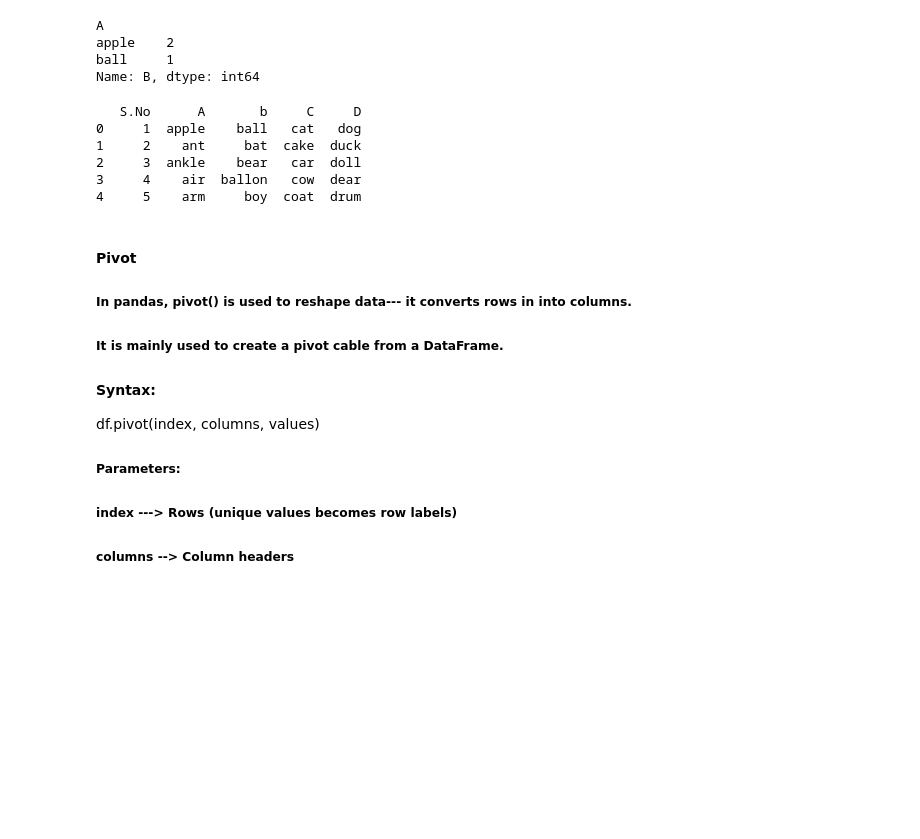
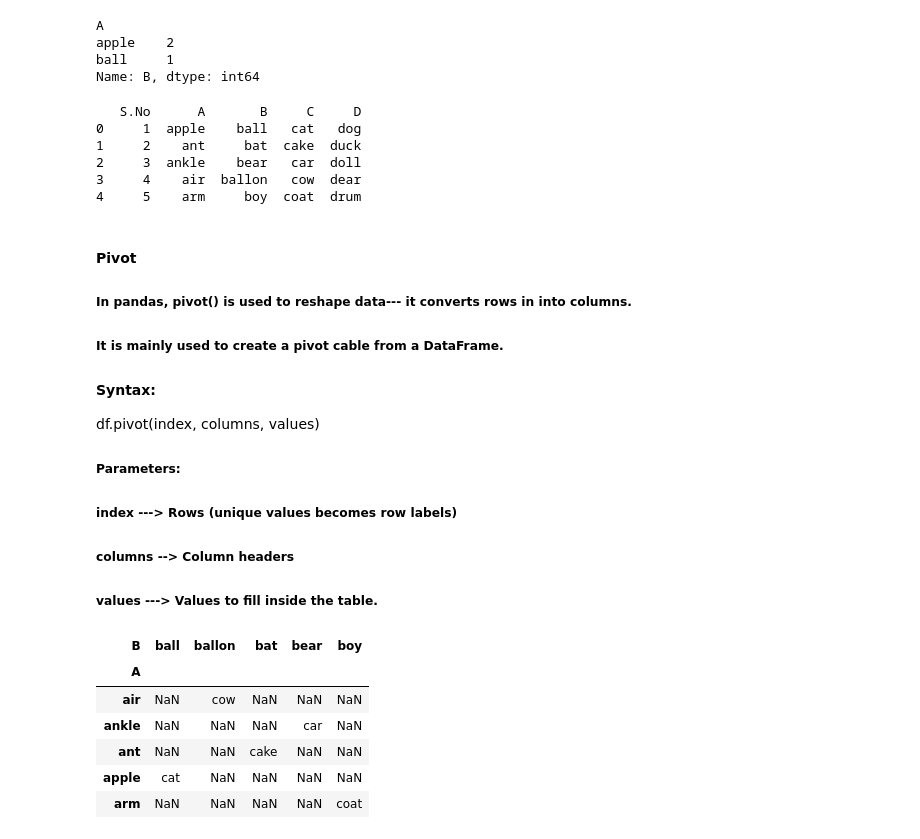
Before and after one commit to aaditya-pdgupta/Python_Course, a Jupyter notebook: Value_counts.ipynb, the cells around one changed output. Drawn from its saved outputs; the diff is of its cells as text; code cells hidden in the pictures; blank space fills up the shorter version.

```diff
--- a/Value_counts.ipynb
+++ b/Value_counts.ipynb
@@ -143,11 +143,11 @@ apple    2
 ball     1
 Name: B, dtype: int64
 # %%
-df_20 = pd.DataFrame({'S.No' : [1,2,3,4,5], 'A' : ["apple", "ant", "ankle", "air", "arm"], 'b' : ["ball", "bat", "bear", "ballon", "boy"], 'C':  ["cat", "cake", "car", "cow", "coat"], 'D': ["dog", "duck", "doll", "dear", "drum"]})
+df_20 = pd.DataFrame({'S.No' : [1,2,3,4,5], 'A' : ["apple", "ant", "ankle", "air", "arm"], 'B' : ["ball", "bat", "bear", "ballon", "boy"], 'C':  ["cat", "cake", "car", "cow", "coat"], 'D': ["dog", "duck", "doll", "dear", "drum"]})
 # %%
 print(df_20)
 # %% [output]
-   S.No      A       b     C     D
+   S.No      A       B     C     D
 0     1  apple    ball   cat   dog
 1     2    ant     bat  cake  duck
 2     3  ankle    bear   car  doll
@@ -164,4 +164,14 @@ df.pivot(index, columns, values)
 ##### Parameters:
 ##### index ---> Rows (unique values becomes row labels)
 ##### columns --> Column headers
-#
+##### values ---> Values to fill inside  the table.
+# %%
+df_20.pivot(index = "A", columns = "B", values = "C")
+# %% [output]
+| B | ball | ballon | bat | bear | boy |
+| A |  |  |  |  |  |
+| air | NaN | cow | NaN | NaN | NaN |
+| ankle | NaN | NaN | NaN | car | NaN |
+| ant | NaN | NaN | cake | NaN | NaN |
+| apple | cat | NaN | NaN | NaN | NaN |
+| arm | NaN | NaN | NaN | NaN | coat |
```
Also changed, not shown: parts of 2 cells of this notebook.
